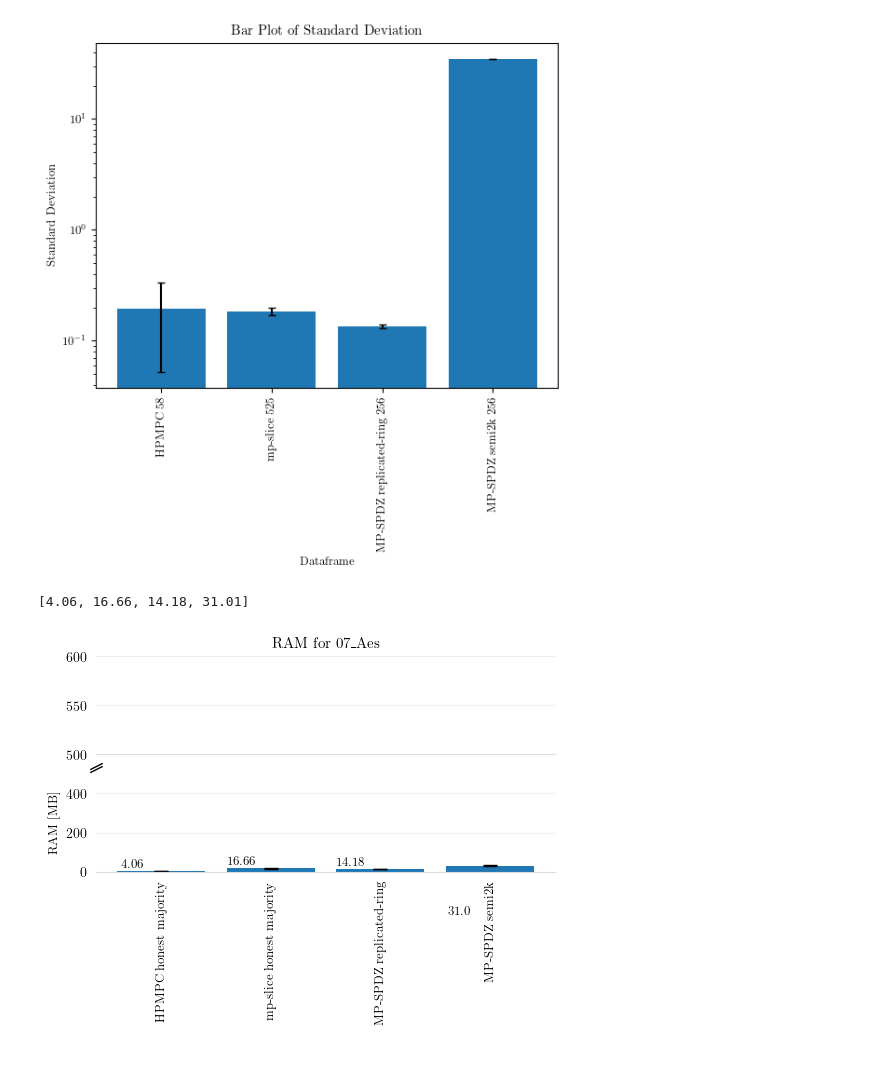
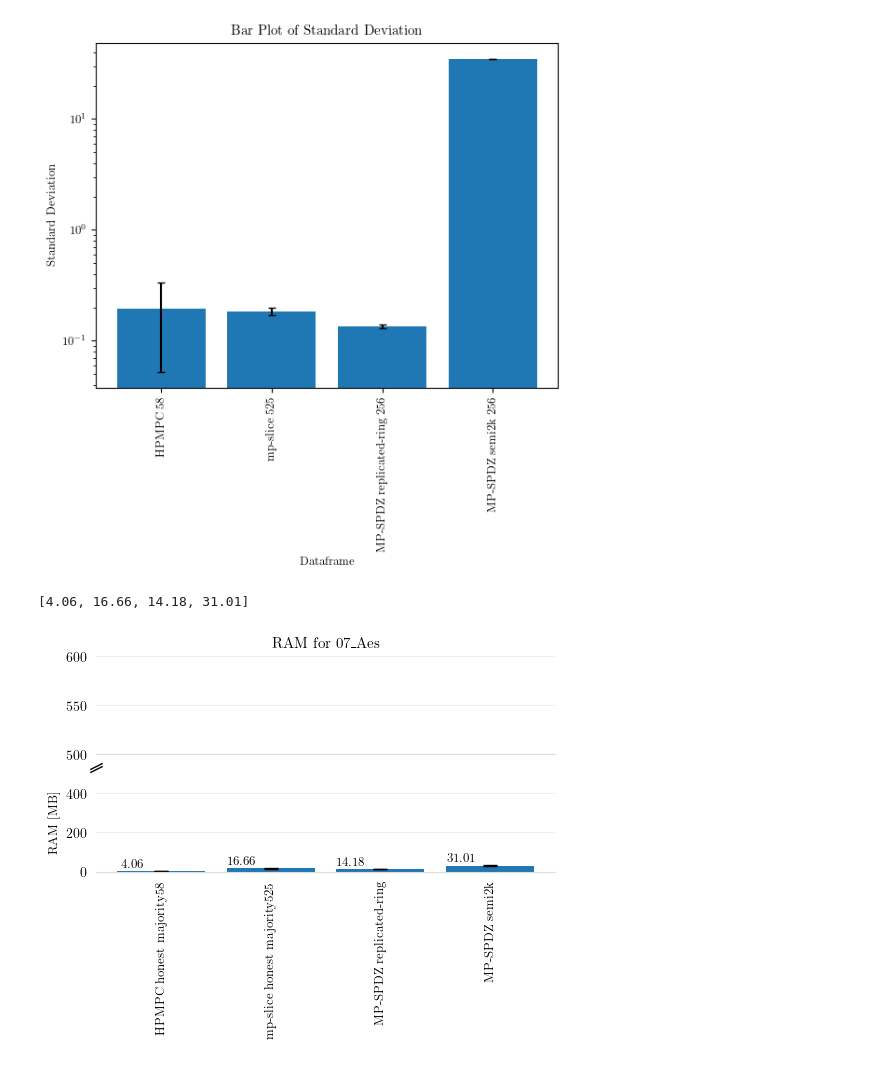
Before and after one commit to aSlunk/results, a Jupyter notebook: mp-slice/07_Aes/Deviation.ipynb, the cells around one changed output. Drawn from its saved outputs; the diff is of its cells as text; code cells hidden in the pictures.

```diff
--- a/mp-slice/07_Aes/Deviation.ipynb
+++ b/mp-slice/07_Aes/Deviation.ipynb
@@ -328,14 +328,14 @@ def plot_ram_bar(data,experiment,frameworks):
     values=[]
     label=[]
     error=[]
-    for i in range(len(framworks)):
+    for i in range(len(data)):
         if data[i]['framework'][0] in ["HPMPC", "mp-slice"]:
             for function in data[i]['function'].unique():
                 date = float(data[i].loc[(data[i]['function'] == function) & (data[i]['preprocess']==0), ['peakRAM(MiB)']].mean().iloc[0])
                 err = float(data[i].loc[(data[i]['function'] == function) & (data[i]['preprocess']==0), ['peakRAM(MiB)']].std().iloc[0])
                 values.append(round(date,2))
                 error.append(round(err,2))
-                label.append(frameworks[i] + ' honest majority')
+                label.append(frameworks[i] + ' honest majority' + str(function))
         elif data[i]['framework'][0] in ["MP-SPDZ","MOTION"]:
             for protocol in data[i]['protocol'].unique():
                 if protocol not in ["ps-rep-field","ps-rep-ring","ps-rep-bin","sy-rep-field","malicious-rep-field"]:
@@ -371,34 +371,32 @@ def plot_ram_bar(data,experiment,frameworks):
     # Third, add a horizontal grid (but keep the vertical grid hidden).
     # Color the lines a light gray as well.
     ax1.set_axisbelow(True)
     ax1.yaxis.grid(True, color='#EEEEEE')
     ax1.xaxis.grid(False)
     ax2.set_axisbelow(True)
     ax2.yaxis.grid(True, color='#EEEEEE')
     ax2.xaxis.grid(False)
     # Rotate labels
     ax1.set_ylim(500,600)
     ax2.set_ylim(0,500)
     # Add values on top of bars
-    for bar in bars2[:-1]:
+    for bar in bars2:
         yval = bar.get_height()
         plt.text(bar.get_x() + bar.get_width()/2 -0.26, yval  +7.5, yval, ha='center', va='bottom',weight='bold')
-    yval = bars[-1].get_height()
-    plt.text(bars[-1].get_x() + bars[-1].get_width()/2-0.28, yval-260 + 0.05, round(yval,1), ha='center', va='bottom',weight='bold')
 
     # zoom-in / limit the view to different portions of the data
     ax1.tick_params(axis='y', labelsize=10)
     ax2.tick_params(axis='y', labelsize=10)
     d = .5  # proportion of vertical to horizontal extent of the slanted line
     kwargs = dict(marker=[(-1, -d), (1, d)], markersize=9,
               linestyle="none", color='k', mec='k', mew=1, clip_on=False)
     ax1.plot([-0.15], transform=ax1.transAxes, **kwargs)
     ax2.plot([1.08], transform=ax2.transAxes, **kwargs)
     ax1.figure.set_size_inches(5.91, 2.8)
     ax2.figure.set_size_inches(5.91, 2.8)
     plt.xticks(rotation='vertical')
     plt.show()
 plot_ram_bar(data,experiment,framworks)
 # %% [output]
 [4.06, 16.66, 14.18, 31.01]
-[figure, old version]
+[figure, new version]
```
Also changed, not shown: parts of 1 cell of this notebook.
